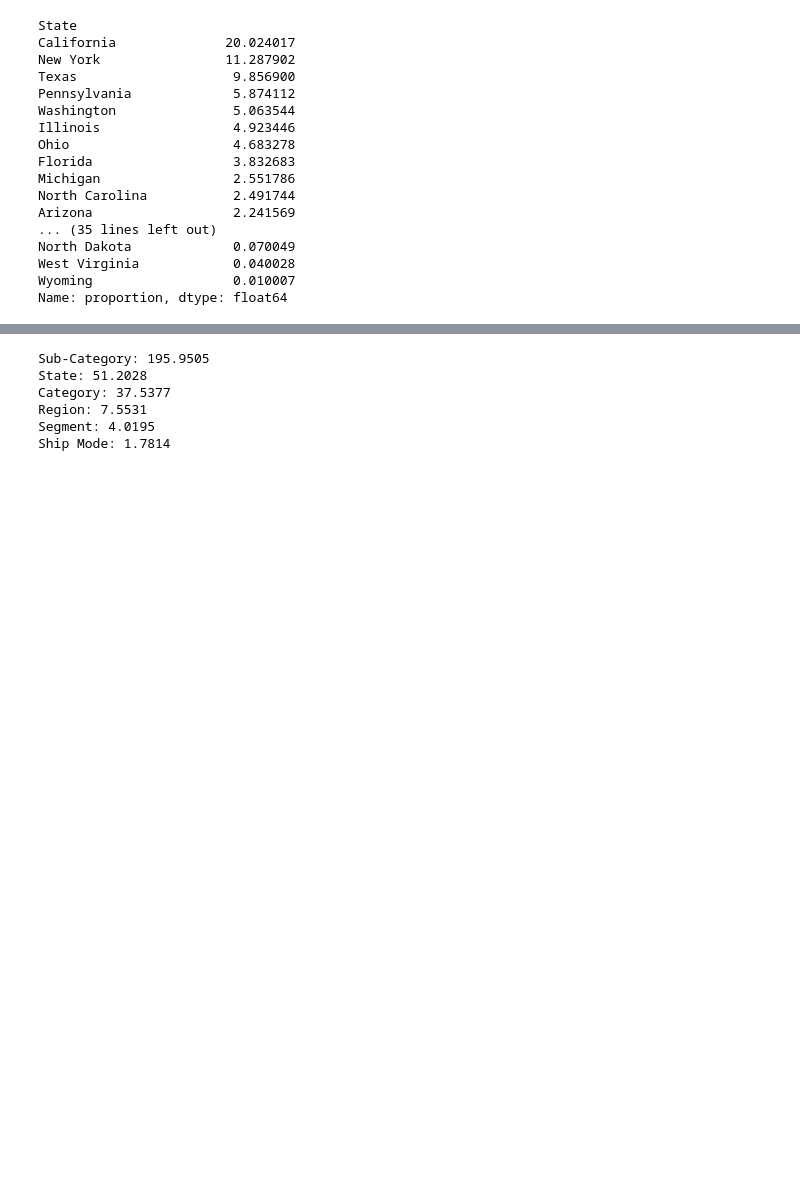
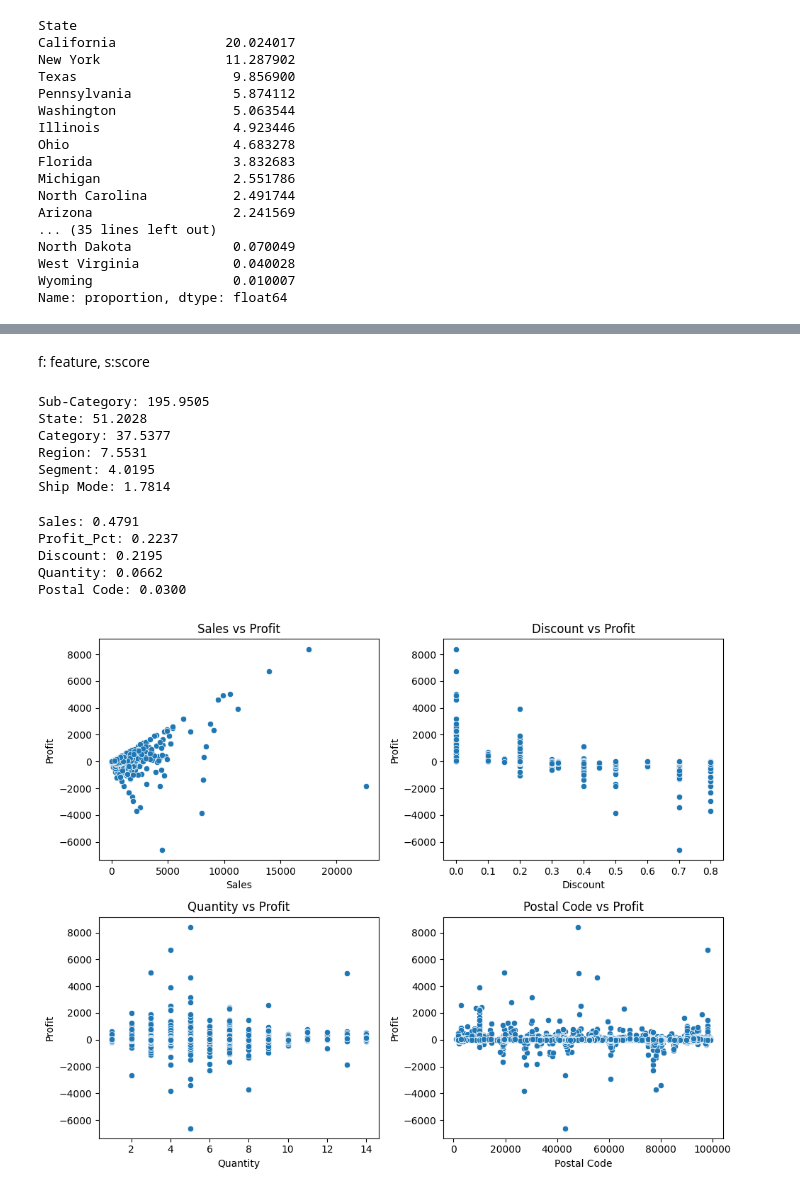
Before and after one commit to Sarthak653/eda-sales, a Jupyter notebook: eda.ipynb, the cells around one changed output, grey strips where cells are left out. Drawn from its saved outputs; the diff is of its cells as text; code cells hidden in the pictures; blank space fills up the shorter version.

```diff
--- a/eda.ipynb
+++ b/eda.ipynb
@@ -644,3 +646,5 @@ Name: proportion, dtype: float64
+# %% [markdown]
+f: feature, s:score
 # %%
 def categorical_signal_strength(df, target):
 
@@ -675,0 +695,30 @@ Ship Mode: 1.7814
+# %%
+ranked_numeric = numeric_signal_strength(df, "Profit")
+
+for f, s in ranked_numeric:
+    print(f"{f}: {s:.4f}")
+# %% [output]
+Sales: 0.4791
+Profit_Pct: 0.2237
+Discount: 0.2195
+Quantity: 0.0662
+Postal Code: 0.0300
+# %%
+fig, axes = plt.subplots(2,2, figsize = (10,8))
+
+sns.scatterplot(data = df, x = "Sales", y= "Profit", ax = axes[0,0])
+axes[0,0].set_title("Sales vs Profit")
+
+sns.scatterplot(data = df, x = "Discount", y= "Profit", ax = axes[0,1])
+axes[0,1].set_title("Discount vs Profit")
+
+sns.scatterplot(data = df, x = "Quantity", y= "Profit", ax = axes[1,0])
+axes[1,0].set_title("Quantity vs Profit")
+
+sns.scatterplot(data = df, x = "Postal Code", y= "Profit", ax = axes[1,1])
+axes[1,1].set_title("Postal Code vs Profit")
+
+plt.tight_layout()
+plt.show()
+# %% [output]
+[figure, added]
```
Also changed, not shown: parts of 21 cells of this notebook.
